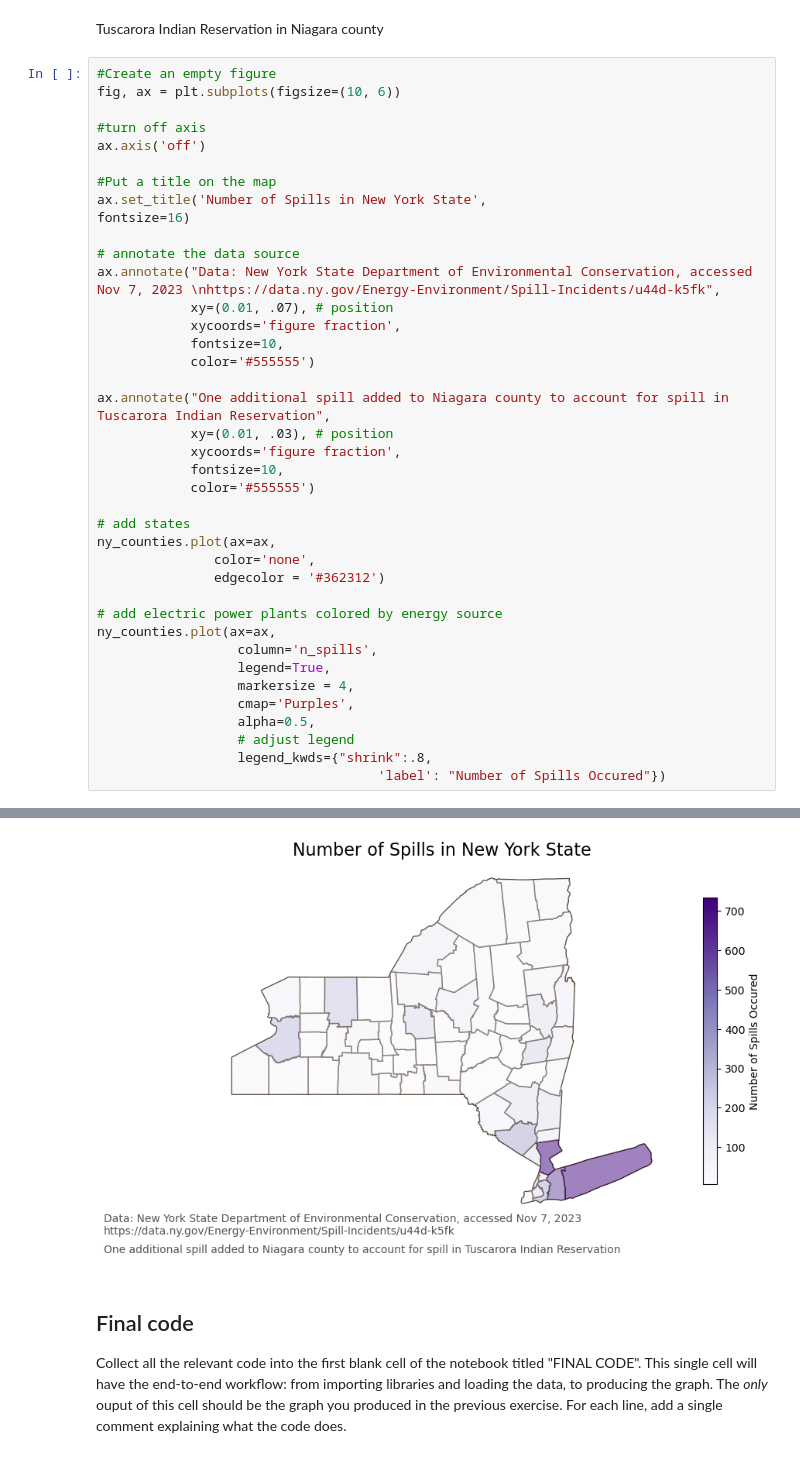
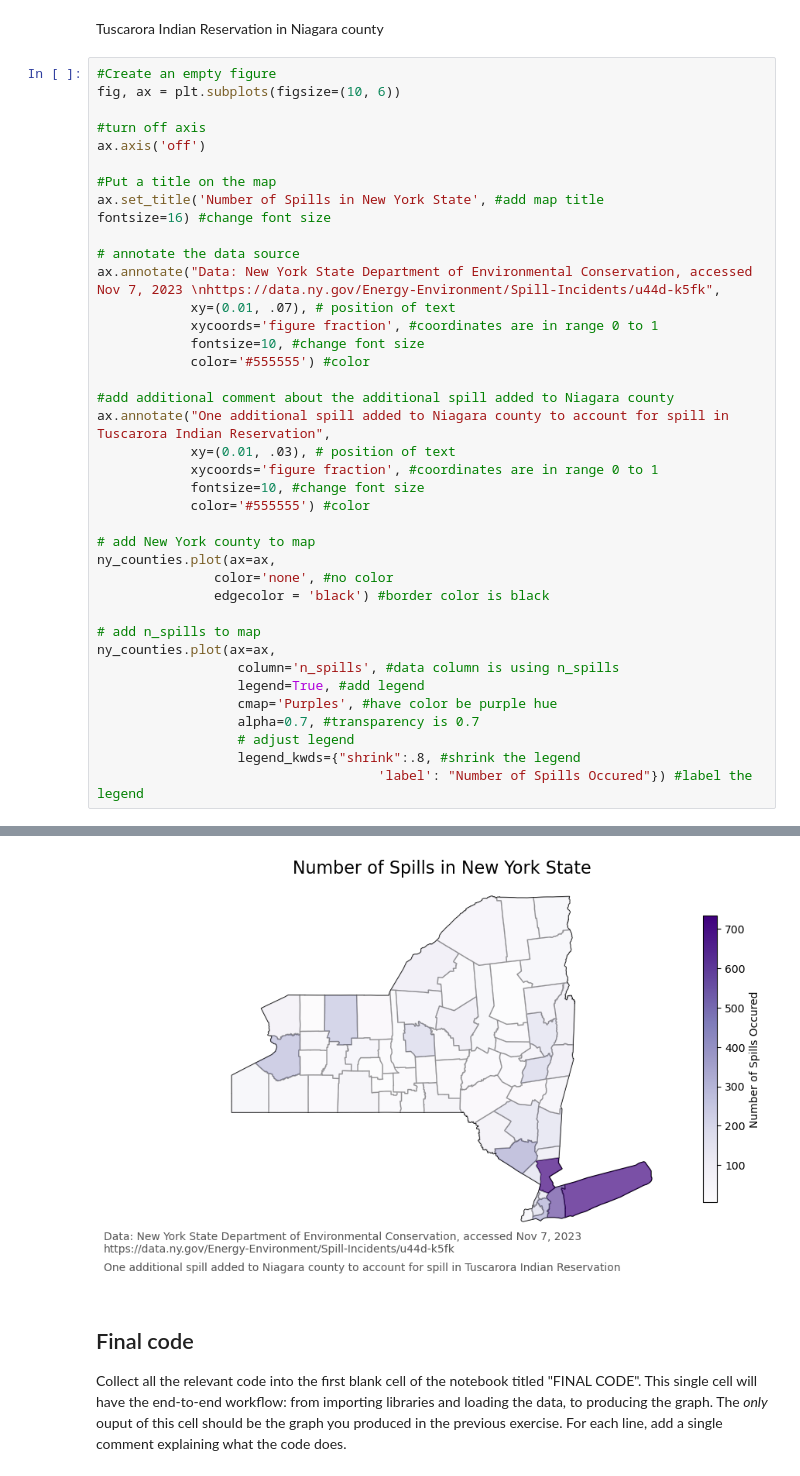
Before and after one commit to p-park6/eds220-hwk-3, a Jupyter notebook: hwk3-task1-spills.ipynb, the cells around one changed output, grey strips where cells are left out. Cells and saved outputs as stored; diff of their text form.

```diff
--- a/hwk3-task1-spills.ipynb
+++ b/hwk3-task1-spills.ipynb
@@ -794,45 +876,45 @@ Tuscarora Indian Reservation in Niagara county
 # %%
 #Create an empty figure
 fig, ax = plt.subplots(figsize=(10, 6))
 
 #turn off axis
 ax.axis('off')
 
 #Put a title on the map
-ax.set_title('Number of Spills in New York State',
-fontsize=16)
+ax.set_title('Number of Spills in New York State', #add map title
+fontsize=16) #change font size
 
 # annotate the data source
 ax.annotate("Data: New York State Department of Environmental Conservation, accessed Nov 7, 2023 \nhttps://data.ny.gov/Energy-Environment/Spill-Incidents/u44d-k5fk",
-            xy=(0.01, .07), # position
-            xycoords='figure fraction',
-            fontsize=10,
-            color='#555555')
+            xy=(0.01, .07), # position of text
+            xycoords='figure fraction', #coordinates are in range 0 to 1
+            fontsize=10, #change font size
+            color='#555555') #color
 
+#add additional comment about the additional spill added to Niagara county
 ax.annotate("One additional spill added to Niagara county to account for spill in Tuscarora Indian Reservation",
-            xy=(0.01, .03), # position
-            xycoords='figure fraction',
-            fontsize=10,
-            color='#555555')
+            xy=(0.01, .03), # position of text
+            xycoords='figure fraction', #coordinates are in range 0 to 1
+            fontsize=10, #change font size
+            color='#555555') #color
 
-# add states
+# add New York county to map
 ny_counties.plot(ax=ax,
-               color='none',
-               edgecolor = '#362312')
+               color='none', #no color
+               edgecolor = 'black') #border color is black
 
-# add electric power plants colored by energy source
+# add n_spills to map
 ny_counties.plot(ax=ax,
-                  column='n_spills',
-                  legend=True,
-                  markersize = 4,
-                  cmap='Purples',
-                  alpha=0.5,
+                  column='n_spills', #data column is using n_spills
+                  legend=True, #add legend
+                  cmap='Purples', #have color be purple hue
+                  alpha=0.7, #transparency is 0.7
                   # adjust legend
-                  legend_kwds={"shrink":.8,
-                                    'label': "Number of Spills Occured"})
+                  legend_kwds={"shrink":.8, #shrink the legend
+                                    'label': "Number of Spills Occured"}) #label the legend
 # %% [output]
 <AxesSubplot:title={'center':'Number of Spills in New York State'}>
-[figure, old version]
+[figure, new version]
 # %% [markdown]
 ## Final code
 
```
Also changed, not shown: parts of 5 cells of this notebook.
